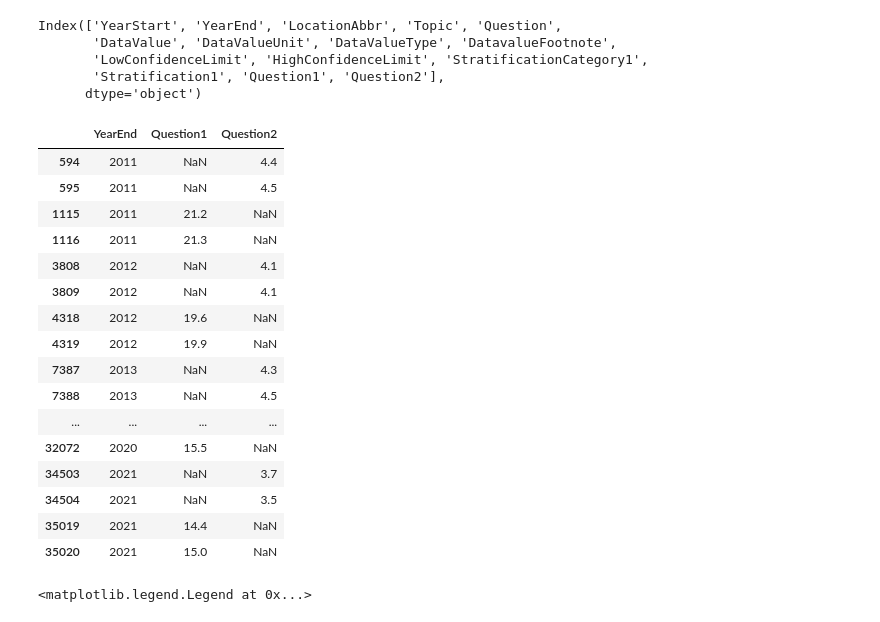
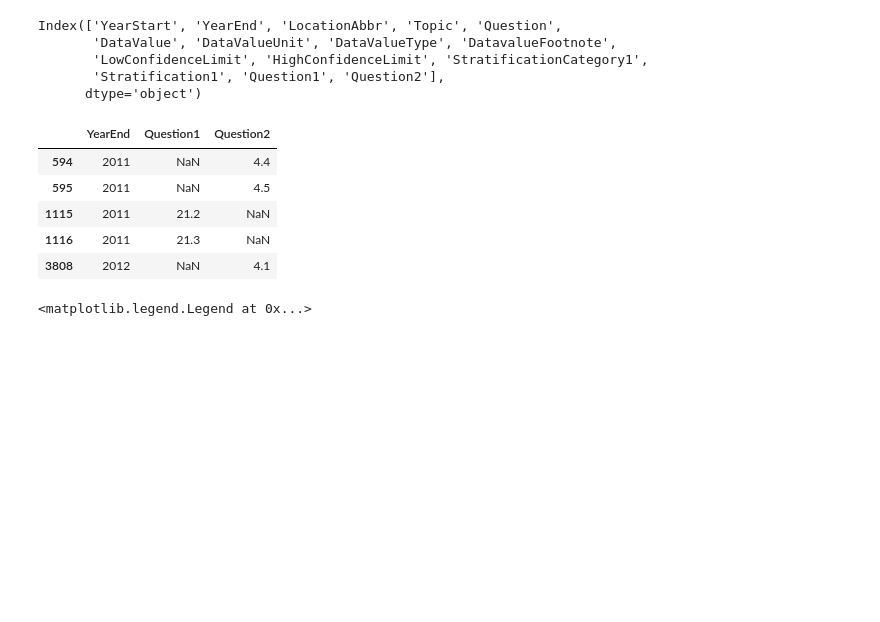
Before and after one commit to godzown82/analysis_of_us_chronic_diseases, a Jupyter notebook: Tobacco_df.ipynb, the cells around one changed output. Cells and saved outputs as stored; diff of their text form; code cells hidden in the pictures; blank space fills up the shorter version.

```diff
--- a/Tobacco_df.ipynb
+++ b/Tobacco_df.ipynb
@@ -214,22 +342,11 @@ Index(['YearStart', 'YearEnd', 'LocationAbbr', 'Topic', 'Question',
 # %%
 question_year_filter = question_year_df[['YearEnd','Question1','Question2']]
 #question_year_filter.set_index("YearEnd")
-question_year_filter
+question_year_filter.head()
 # %% [output]
 |  | YearEnd | Question1 | Question2 |
 | 594 | 2011 | NaN | 4.4 |
 | 595 | 2011 | NaN | 4.5 |
 | 1115 | 2011 | 21.2 | NaN |
 | 1116 | 2011 | 21.3 | NaN |
 | 3808 | 2012 | NaN | 4.1 |
-| 3809 | 2012 | NaN | 4.1 |
-| 4318 | 2012 | 19.6 | NaN |
-| 4319 | 2012 | 19.9 | NaN |
-| 7387 | 2013 | NaN | 4.3 |
-| 7388 | 2013 | NaN | 4.5 |
-| ... | ... | ... | ... |
-| 32072 | 2020 | 15.5 | NaN |
-| 34503 | 2021 | NaN | 3.7 |
-| 34504 | 2021 | NaN | 3.5 |
-| 35019 | 2021 | 14.4 | NaN |
-| 35020 | 2021 | 15.0 | NaN |
```
Also changed, not shown: parts of 14 cells of this notebook.
